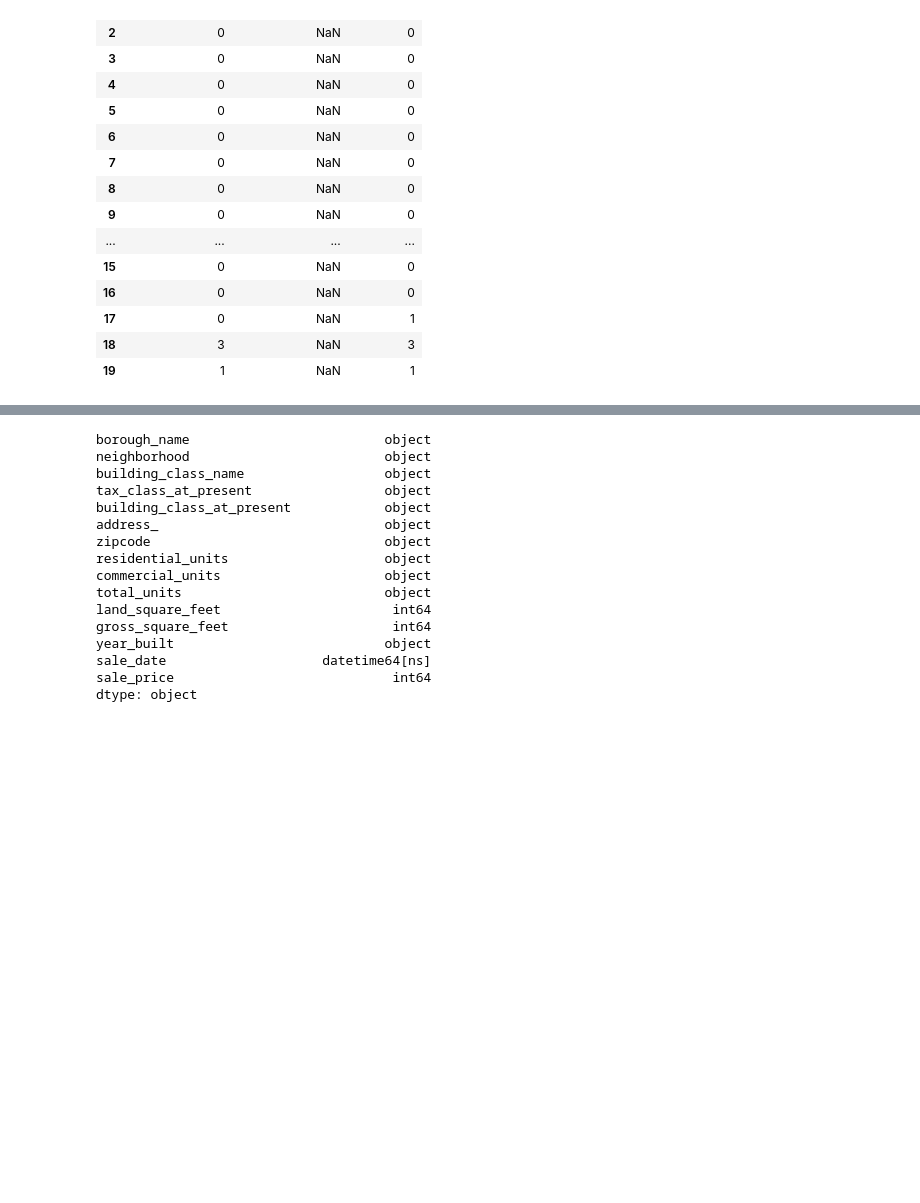
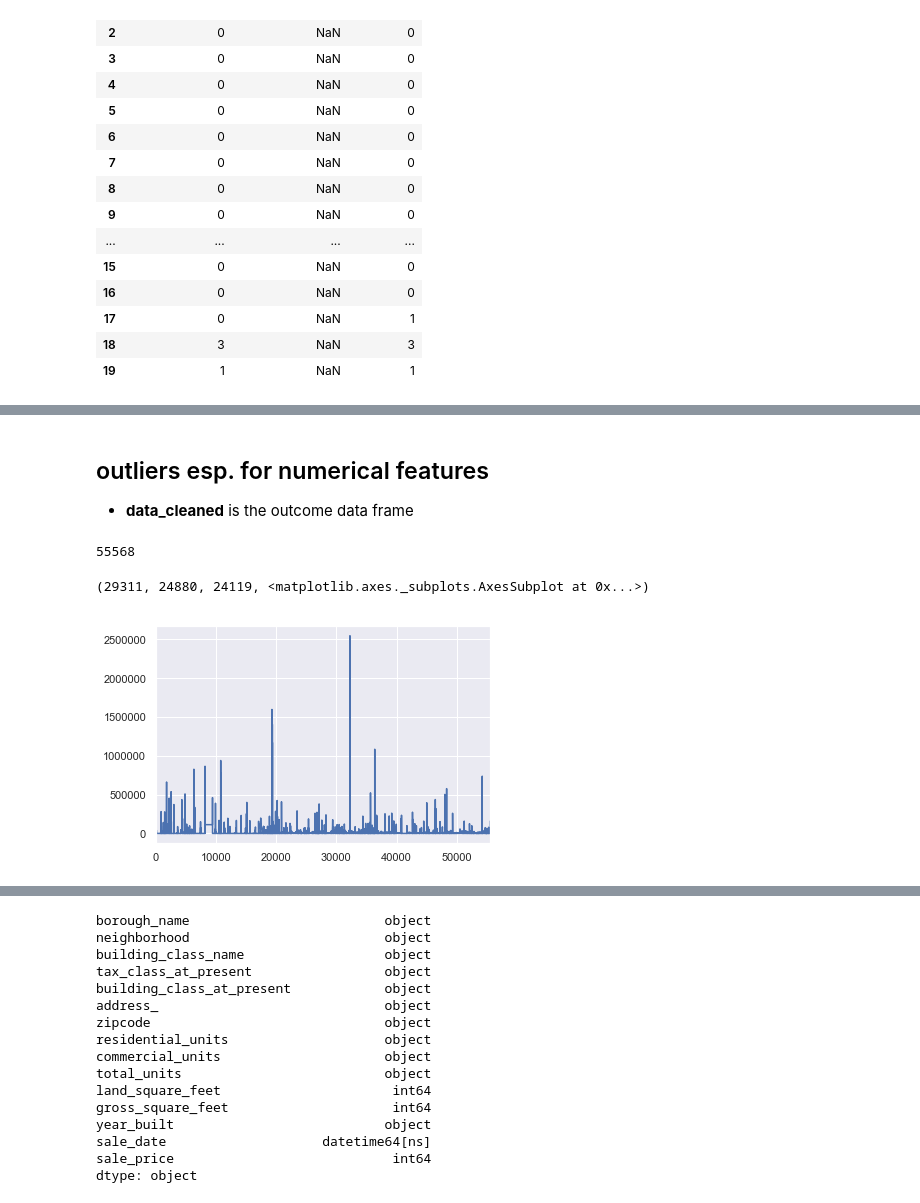
Before and after one commit to tansudasli/analytics-sandbox, a Jupyter notebook: real_estate_of_nyc_EDA.ipynb, the cells around one changed output, grey strips where cells are left out. Saved outputs shown, nothing was run; the diff lists cells and outputs as text; code cells hidden in the pictures; blank space fills up the shorter version.

```diff
--- a/real_estate_of_nyc_EDA.ipynb
+++ b/real_estate_of_nyc_EDA.ipynb
@@ -150,10 +157,0 @@ raw_data.describe(include='all')
-# %%
-data = raw_data
-
-data = data[data.sale_price != 0] #28K records
-data = data[data.building_class_name.notna()] #1500 rows
-data = data[data.tax_class_at_present != '  '] #271 rows
-
-len(data)
-
-# deleted ~30K rows
@@ -162,8 +157,0 @@ len(data)
-# %%
-data.drop(['borough', 'building_class_category', 'building_class',
-                  'block', 'lot',
-                  'easement',
-                  'address', 'apartment_number',
-                  'tax_class_at_sale', 'building_class_at_sale'], \
-                  axis=1, \
-                  inplace=True)
@@ -541,0 +547,24 @@ raw_data[['residential_units', 'commercial_units', 'total_units']].head(20)
+# %% [markdown]
+## outliers esp. for numerical features
+
+- **data_cleaned** is the outcome data frame
+# %%
+len(data_prepared)
+# %% [output]
+55568
+# %%
+# below type plotting, x axis contains dump values !!!!
+
+outliers = data
+
+x = outliers[outliers.gross_square_feet == 0]
+y = outliers[(outliers.gross_square_feet > 0) & (outliers.gross_square_feet <= 100000)]
+
+z = outliers[(outliers.gross_square_feet > 0) & (outliers.gross_square_feet <= 20000)]
+
+len(x), len(y), len(z), outliers.gross_square_feet.plot()
+
+# gross_square_feet>500K seems outliers! or >20K (seems much better)
+# %% [output]
+(29311, 24880, 24119, <matplotlib.axes._subplots.AxesSubplot at 0x...>)
+[figure, added]
```
Also changed, not shown: parts of 19 cells of this notebook.
